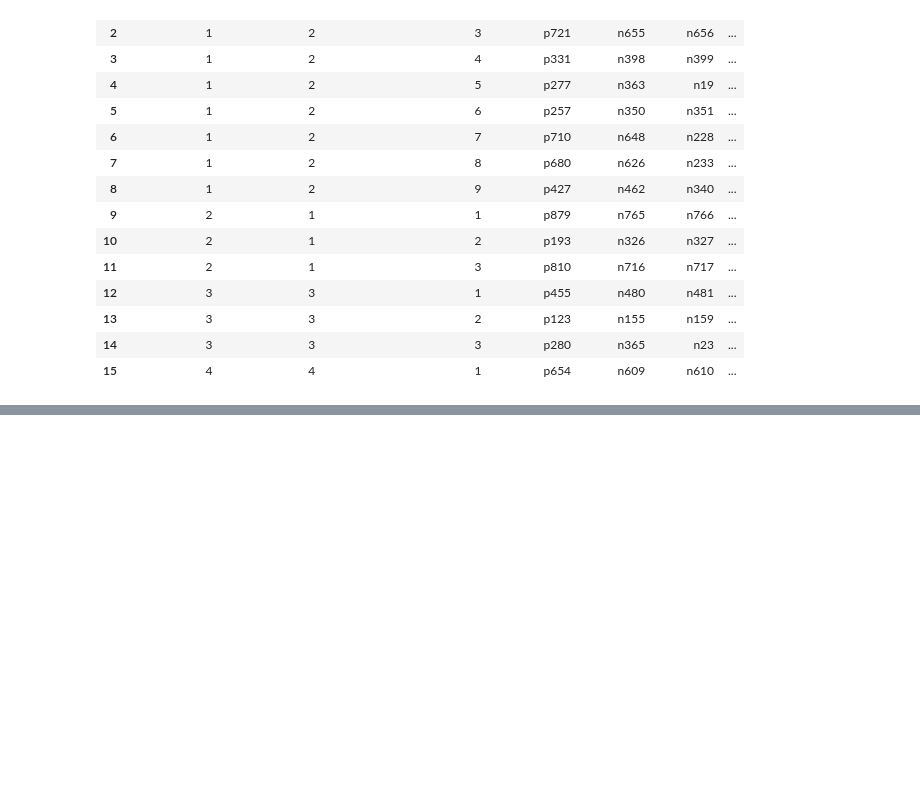
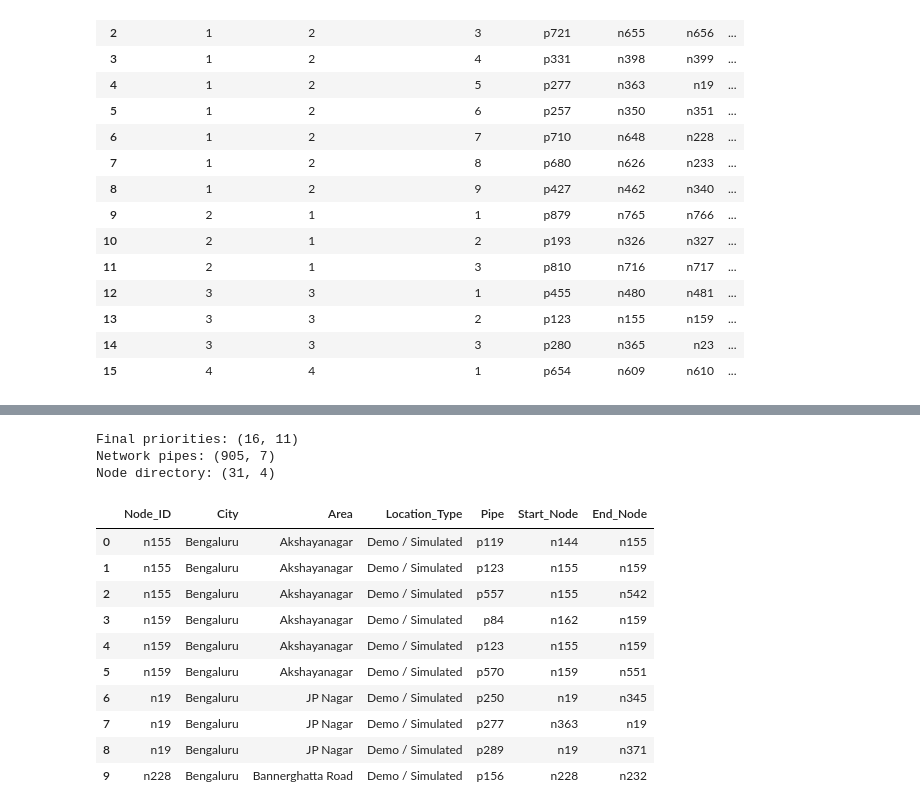
Before and after one commit to Simra-08/WeMakeDevs, a Jupyter notebook: notebooks/leak_detection.ipynb, the cells around one changed output, grey strips where cells are left out. Saved outputs shown, nothing was run; the diff lists cells and outputs as text; code cells hidden in the pictures; blank space fills up the shorter version.

```diff
--- a/notebooks/leak_detection.ipynb
+++ b/notebooks/leak_detection.ipynb
@@ -4424,0 +4537,52 @@ final_priority
+# %%
+import pandas as pd
+import json
+
+final_priority = pd.read_csv("../data/final_intervention_priorities.csv")
+all_pipes = pd.read_csv("../data/network_topology.csv")
+node_directory = pd.read_json("../data/node_directory.json")
+
+print("Final priorities:", final_priority.shape)
+print("Network pipes:", all_pipes.shape)
+print("Node directory:", node_directory.shape)
+# %% [output]
+Final priorities: (16, 11)
+Network pipes: (905, 7)
+Node directory: (31, 4)
+# %%
+node_pipes = []
+
+for _, node in node_directory.iterrows():
+    node_id = node["Node_ID"]
+
+    connected = all_pipes[
+        (all_pipes["Start_Node"] == node_id) |
+        (all_pipes["End_Node"] == node_id)
+    ]
+
+    for _, pipe in connected.iterrows():
+        node_pipes.append({
+            "Node_ID": node_id,
+            "City": node["City"],
+            "Area": node["Area"],
+            "Location_Type": node["Location_Type"],
+            "Pipe": pipe["Pipe"],
+            "Start_Node": pipe["Start_Node"],
+            "End_Node": pipe["End_Node"]
+        })
+
+node_pipes = pd.DataFrame(node_pipes)
+
+node_pipes.head(10)
+# %% [output]
+|  | Node_ID | City | Area | Location_Type | Pipe | Start_Node | End_Node |
+| 0 | n155 | Bengaluru | Akshayanagar | Demo / Simulated | p119 | n144 | n155 |
+| 1 | n155 | Bengaluru | Akshayanagar | Demo / Simulated | p123 | n155 | n159 |
+| 2 | n155 | Bengaluru | Akshayanagar | Demo / Simulated | p557 | n155 | n542 |
+| 3 | n159 | Bengaluru | Akshayanagar | Demo / Simulated | p84 | n162 | n159 |
+| 4 | n159 | Bengaluru | Akshayanagar | Demo / Simulated | p123 | n155 | n159 |
+| 5 | n159 | Bengaluru | Akshayanagar | Demo / Simulated | p570 | n159 | n551 |
+| 6 | n19 | Bengaluru | JP Nagar | Demo / Simulated | p250 | n19 | n345 |
+| 7 | n19 | Bengaluru | JP Nagar | Demo / Simulated | p277 | n363 | n19 |
+| 8 | n19 | Bengaluru | JP Nagar | Demo / Simulated | p289 | n19 | n371 |
+| 9 | n228 | Bengaluru | Bannerghatta Road | Demo / Simulated | p156 | n228 | n232 |
```
Also changed, not shown: parts of 8 cells of this notebook, 2 other files.
